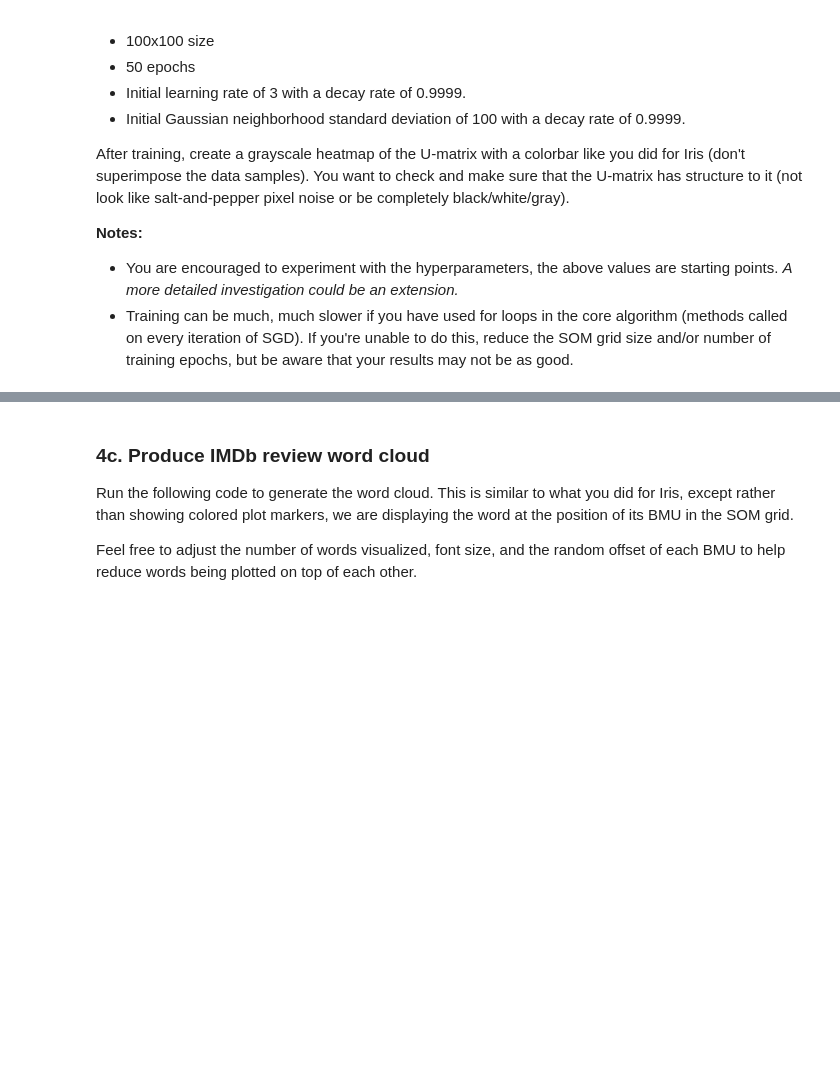
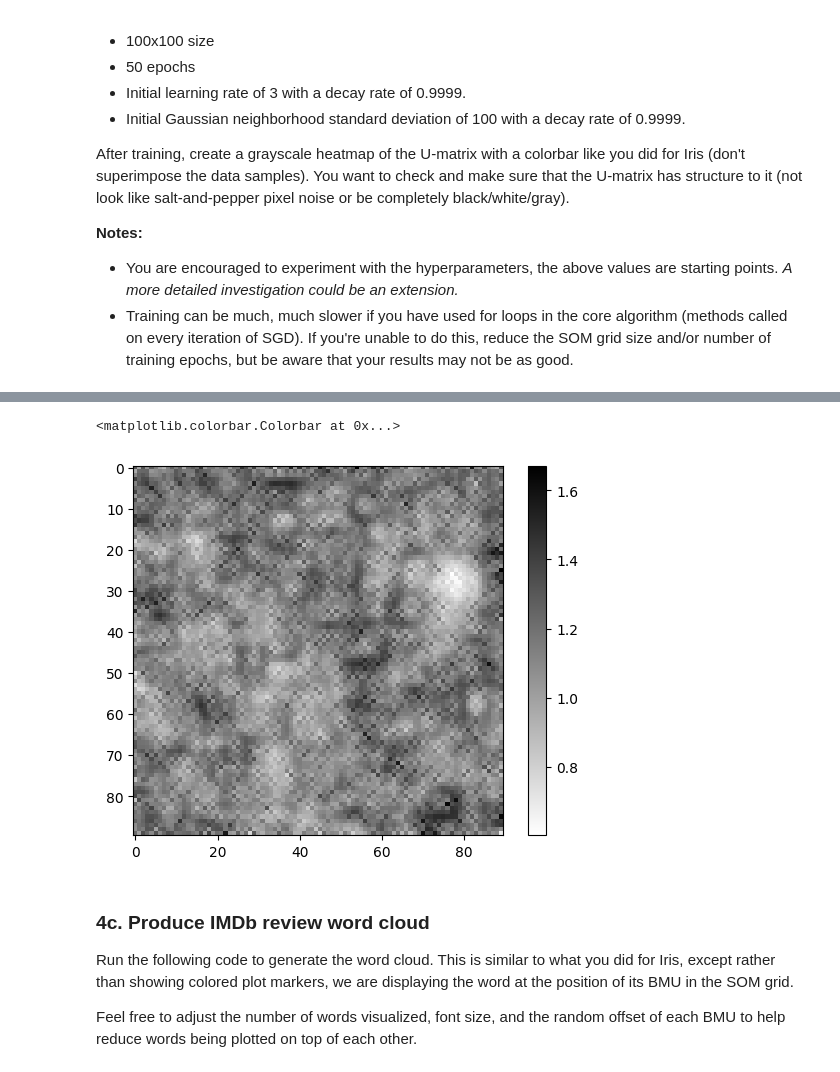
Before and after one commit to kura-yamada/CS443_Project2, a Jupyter notebook: word_cloud.ipynb, the cells around one changed output, grey strips where cells are left out. Drawn from its saved outputs; the diff is of its cells as text; code cells hidden in the pictures; blank space fills up the shorter version.

```diff
--- a/word_cloud.ipynb
+++ b/word_cloud.ipynb
@@ -467,0 +523,15 @@ np.random.seed(0)
+# %%
+# Keep this random seed
+np.random.seed(0)
+
+som_sz = (90, 90)
+n_features = 20
+n_epochs = 60
+lr = 2.5
+lr_decay = 0.9999
+sigma = 123
+sigma_decay = 0.9999
+print_every = 5
+
+word_som = som.SOM(som_sz, n_features)
+word_som.fit(x = word_vectors, n_epochs =  n_epochs,lr = lr, lr_decay = lr_decay, sigma =  sigma, sigma_decay = sigma_decay, print_every = print_every )
@@ -468,3 +556,10 @@ np.random.seed(0)
+# %%
+u_matrix = word_som.u_matrix()
+plt.imshow(u_matrix, cmap = 'gray_r')
+plt.colorbar()
+# %% [output]
+<matplotlib.colorbar.Colorbar at 0x...>
+[figure, added]
 # %% [markdown]
 ### 4c. Produce IMDb review word cloud
 
```
Also changed, not shown: parts of 12 cells of this notebook, 1 other file.
